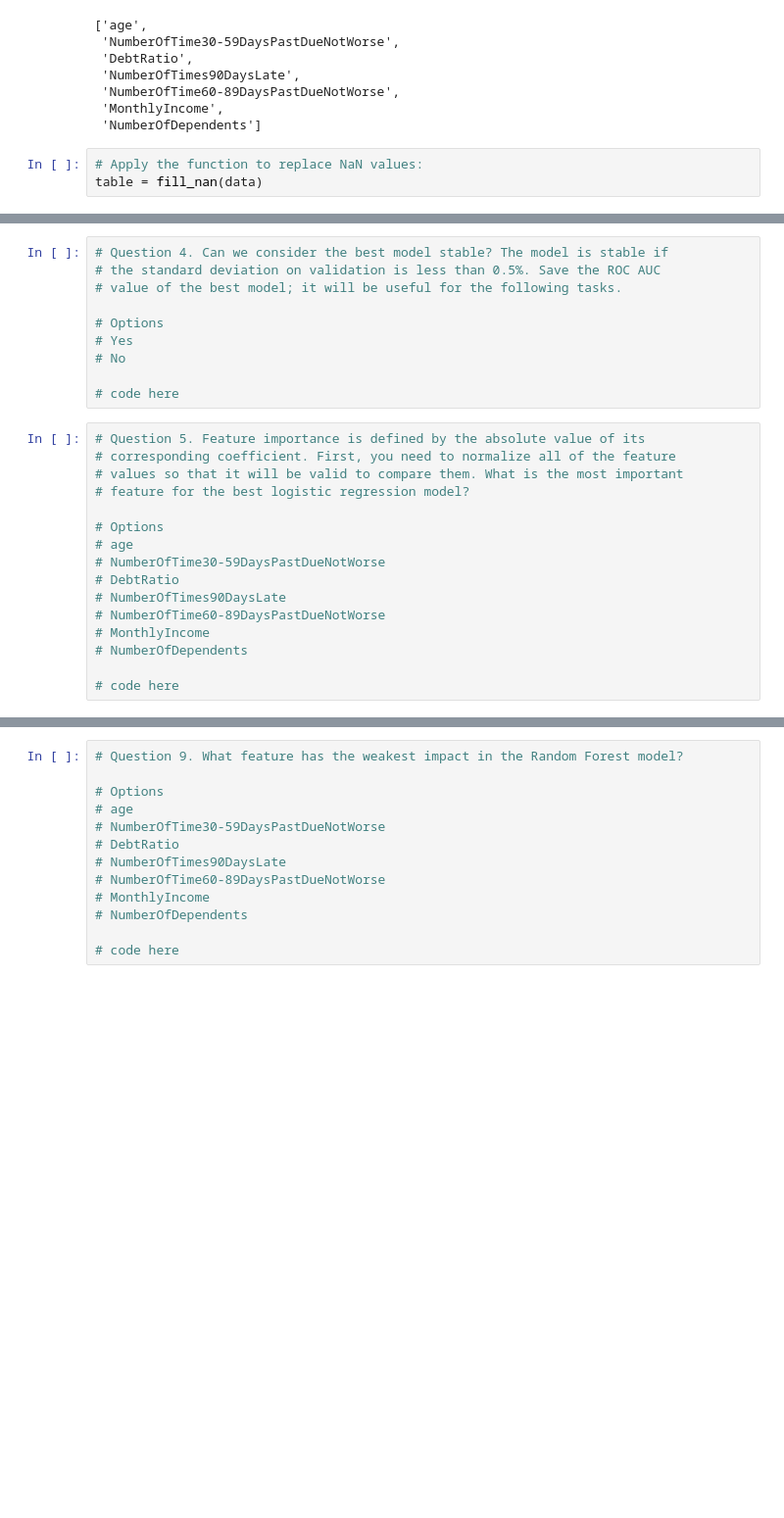
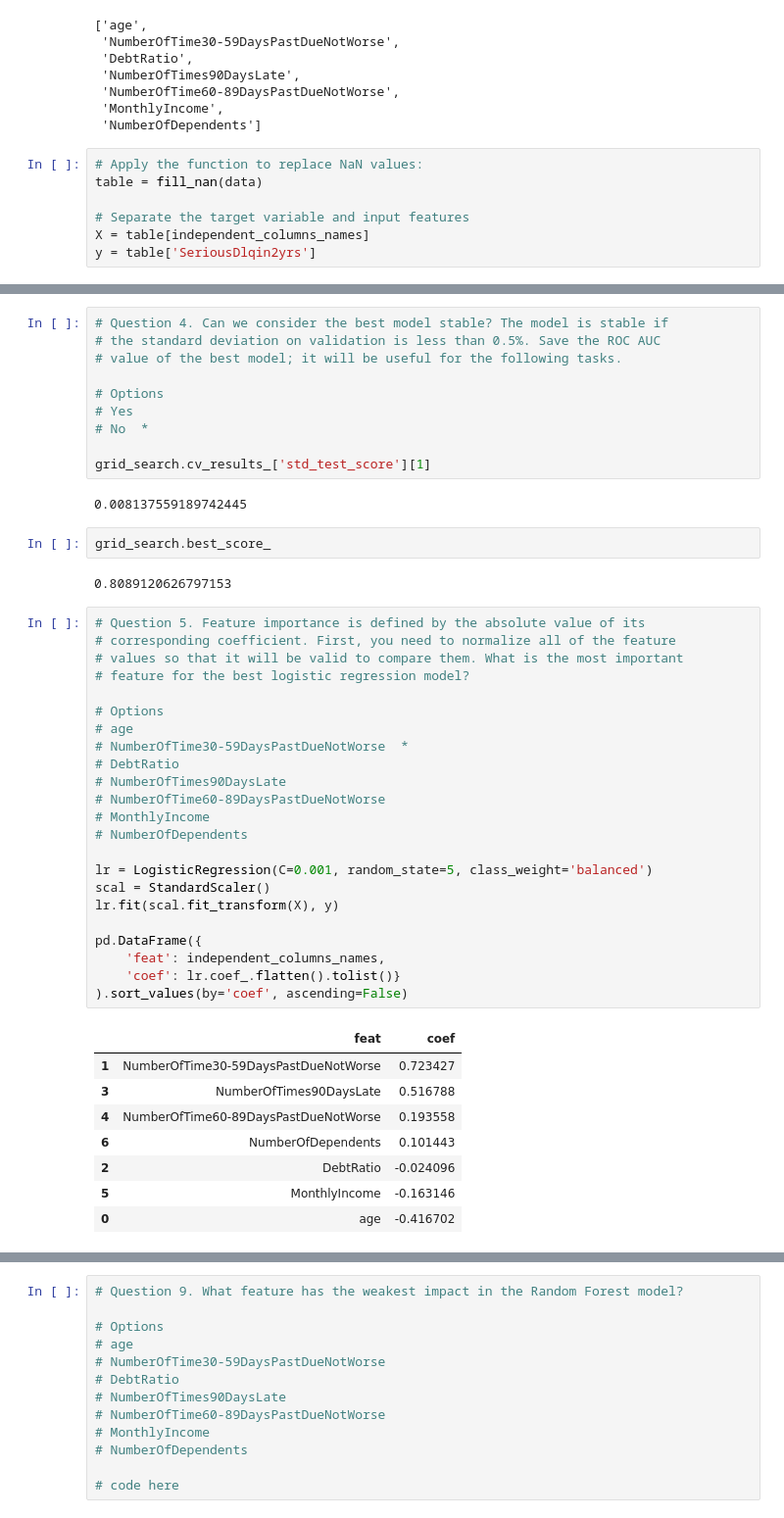
Before and after one commit to OleksiiF/ODS, a Jupyter notebook: Assignment 5/assignment_5.ipynb, the cells around one changed output, grey strips where cells are left out. Shown: that part at 98% size. Cells and saved outputs as stored; diff of their text form; blank space fills up the shorter version.

```diff
--- a/Assignment 5/assignment_5.ipynb
+++ b/Assignment 5/assignment_5.ipynb
@@ -94,6 +100,10 @@ independent_columns_names
 # %%
 # Apply the function to replace NaN values:
 table = fill_nan(data)
+
+# Separate the target variable and input features
+X = table[independent_columns_names]
+y = table['SeriousDlqin2yrs']
 # %%
 # Question 2. Make an interval estimate of the average age for the customers
 # who delayed repayment at the 90% confidence level. Use the example from the
@@ -150,25 +183,47 @@ skf = StratifiedKFold(n_splits=5, shuffle=True, random_state=5)
 
 # Options
 # Yes
-# No
+# No  *
 
-# code here
+grid_search.cv_results_['std_test_score'][1]
+# %% [output]
+0.008137559189742445
+# %%
+grid_search.best_score_
+# %% [output]
+0.8089120626797153
 # %%
 # Question 5. Feature importance is defined by the absolute value of its
 # corresponding coefficient. First, you need to normalize all of the feature
 # values so that it will be valid to compare them. What is the most important
 # feature for the best logistic regression model?
 
 # Options
 # age
-# NumberOfTime30-59DaysPastDueNotWorse
+# NumberOfTime30-59DaysPastDueNotWorse  *
 # DebtRatio
 # NumberOfTimes90DaysLate
 # NumberOfTime60-89DaysPastDueNotWorse
 # MonthlyIncome
 # NumberOfDependents
 
-# code here
+lr = LogisticRegression(C=0.001, random_state=5, class_weight='balanced')
+scal = StandardScaler()
+lr.fit(scal.fit_transform(X), y)
+
+pd.DataFrame({
+    'feat': independent_columns_names,
+    'coef': lr.coef_.flatten().tolist()}
+).sort_values(by='coef', ascending=False)
+# %% [output]
+|  | feat | coef |
+| 1 | NumberOfTime30-59DaysPastDueNotWorse | 0.723427 |
+| 3 | NumberOfTimes90DaysLate | 0.516788 |
+| 4 | NumberOfTime60-89DaysPastDueNotWorse | 0.193558 |
+| 6 | NumberOfDependents | 0.101443 |
+| 2 | DebtRatio | -0.024096 |
+| 5 | MonthlyIncome | -0.163146 |
+| 0 | age | -0.416702 |
 # %%
 # Calculate how much DebtRatio affects our prediction
 # using the softmax function. What is its value?
```
Also changed, not shown: parts of 7 cells of this notebook.
